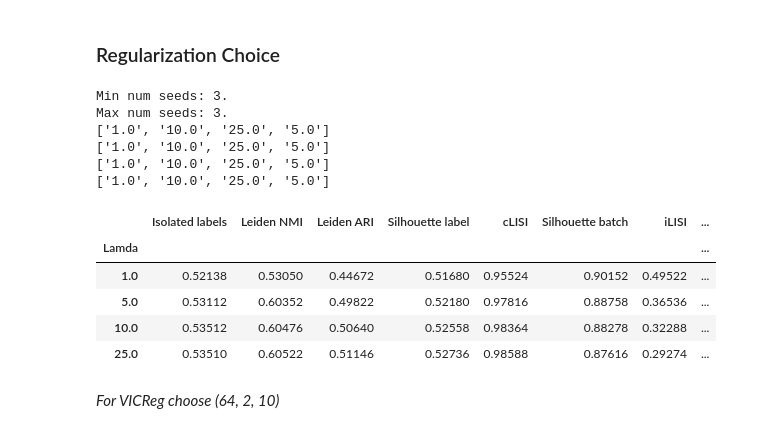
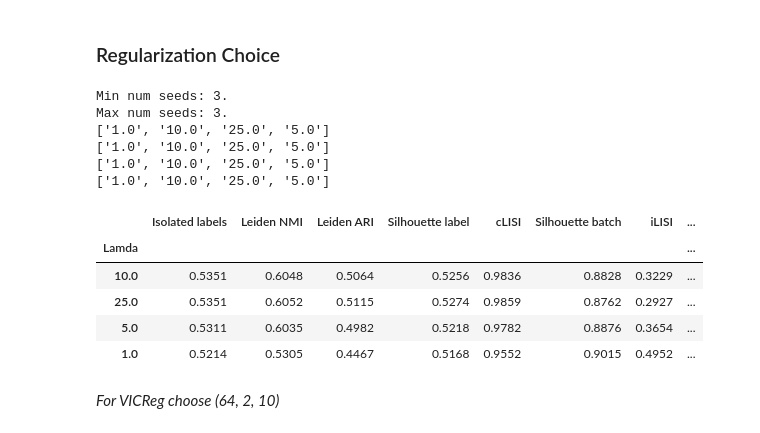
Before and after one commit to OlgaOvcharenko/scAugmentBench, a Jupyter notebook: debug.ipynb, the cells around one changed output. Drawn from its saved outputs; the diff is of its cells as text; code cells hidden in the pictures.

```diff
--- a/debug.ipynb
+++ b/debug.ipynb
@@ -63,7 +64,7 @@ def plot_umap(adata, embedding):
     sc.tl.umap(adata)
     return sc.pl.umap(adata, show=False, color=['CellType', 'batchlb'],)
 
-path = "/local/home/tomap/scAugmentBench/ablation-db-2/architecture-ablation/MCA/BarlowTwins/32/2/20/embedding.npz"
+path = "/local/home/tomap/scAugmentBench/ablation-db-2/augmentation-ablation/MCA/bbknn/0.7/5/BarlowTwins/20/embedding.npz"
 
 embedding = np.load(path)['arr_0']
 
@@ -602,6 +717,19 @@ def get_results(path):
     return metrics
 
 
+def plot_bigger_table_dim_total(collected_df, key="Batch correction", key_x="hidden_dim", x_label="alpha", palette=None, categories=None):
+    tmp = collected_df.copy()
+    collected_df_scaled = tmp.drop(columns=[key_x, 'Model-Architecture'])
+    collected_df_scaled[key_x] = collected_df[key_x]
+    collected_df_scaled['Model-Architecture'] = collected_df['Model-Architecture']
+
+    plt.clf()
+    #ax = sns.catplot(x="alpha", y=key, hue="Model-Architecture", kind="point", capsize=.15, data=collected_df, aspect=1.5, errwidth=0.5,).set(title=f'{name} augmentation')
+    ax = sns.catplot(x=key_x, y=key, hue="Model-Architecture", kind="point", capsize=.15, data=collected_df_scaled, aspect=1.5, errwidth=0.5,palette=palette, hue_order=categories).set(xlabel=x_label)#,title=f'Hidden-Dim-Choice'
+    ax.savefig(f"/local/home/tomap/output/projection-dimension-ablation-{key}.png")
+    ax.savefig(f"/local/home/tomap/output/projection-dimension-ablation-{key}.svg")
+    return ax
+
 def just_scale_total(collected_df, key_x):
     tmp = collected_df.copy()
     collected_df_scaled = scale_table(tmp.drop(columns=[key_x, 'Model-Architecture']))
@@ -621,7 +749,11 @@ df_scaled = just_scale_total(df, key_x)
 
 for mname in os.listdir("/local/home/tomap/scAugmentBench/ablation-db-2/architecture-ablation/MCA"):
     df_scaled[df_scaled['Model-Architecture'] == mname].drop(columns=["Model-Architecture"]).groupby("Projector Output").mean().round(4).sort_values(by="Total", ascending=False).to_csv(f"tables/projector_ablation_means_{mname}.csv")
-    df_scaled[df_scaled['Model-Architecture'] == mname].drop(columns=["Model-Architecture"]).groupby("Projector Output").std().round(4).sort_values(by="Total").to_csv(f"tables/projector_ablation_stds_{mname}.csv")
+    df_scaled[df_scaled['Model-Architecture'] == mname].drop(columns=["Model-Architecture"]).groupby("Projector Output").std().round(4).sort_values(by="Total", ascending=False).to_csv(f"tables/projector_ablation_stds_{mname}.csv")
+
+ax = plot_bigger_table_dim_total(df_scaled, key="Bio conservation", key_x=key_x, x_label="Scale Factor", palette=palette, categories=categories)
+ax = plot_bigger_table_dim_total(df_scaled, key="Batch correction", key_x=key_x, x_label="Scale Factor", palette=palette, categories=categories)
+ax = plot_bigger_table_dim_total(df_scaled, key="Total", key_x=key_x, x_label="Scale Factor", palette=palette, categories=categories)
 # %% [output]
 Min num seeds: 3.
 Max num seeds: 3.
@@ -690,38 +837,38 @@ def get_results(path):
 
 def just_scale_total(collected_df, key_x):
     tmp = collected_df.copy()
     collected_df_scaled = scale_table(tmp.drop(columns=[key_x, 'Model-Architecture']))
     collected_df_scaled[key_x] = collected_df[key_x]
     collected_df_scaled['Model-Architecture'] = collected_df['Model-Architecture']
     return collected_df_scaled
 
 df = get_bigger_table(project_root="/local/home/tomap/scAugmentBench/ablation-db-2", dirname="architecture-ablation",
                                dname="MCA")
 
 key_x = "Lamda"
 
 df_scaled = just_scale_total(df, key_x)
 
 factor_scalers = ["BYOL", "BarlowTwins", "SimSiam", "VICReg"]
 fixed_scaler = ["MoCo", "SimCLR"]
 
 df_scaled.sort_values(by="Total")
 
-df_scaled.sort_values(by="Total").drop(columns=["Model-Architecture"]).groupby("Lamda").mean()
+df_scaled.sort_values(by="Total").drop(columns=["Model-Architecture"]).groupby("Lamda").mean().round(4).sort_values(by="Total", ascending=False)
 #df_scaled.sort_values(by="Total").drop(columns=["Model-Architecture"]).groupby("Lamda").std()
 # %% [output]
 Min num seeds: 3.
 Max num seeds: 3.
 ['1.0', '10.0', '25.0', '5.0']
 ['1.0', '10.0', '25.0', '5.0']
 ['1.0', '10.0', '25.0', '5.0']
 ['1.0', '10.0', '25.0', '5.0']
 |  | Isolated labels | Leiden NMI | Leiden ARI | Silhouette label | cLISI | Silhouette batch | iLISI | ... |
 | Lamda |  |  |  |  |  |  |  | ... |
-| 1.0 | 0.52138 | 0.53050 | 0.44672 | 0.51680 | 0.95524 | 0.90152 | 0.49522 | ... |
-| 5.0 | 0.53112 | 0.60352 | 0.49822 | 0.52180 | 0.97816 | 0.88758 | 0.36536 | ... |
-| 10.0 | 0.53512 | 0.60476 | 0.50640 | 0.52558 | 0.98364 | 0.88278 | 0.32288 | ... |
-| 25.0 | 0.53510 | 0.60522 | 0.51146 | 0.52736 | 0.98588 | 0.87616 | 0.29274 | ... |
+| 10.0 | 0.5351 | 0.6048 | 0.5064 | 0.5256 | 0.9836 | 0.8828 | 0.3229 | ... |
+| 25.0 | 0.5351 | 0.6052 | 0.5115 | 0.5274 | 0.9859 | 0.8762 | 0.2927 | ... |
+| 5.0 | 0.5311 | 0.6035 | 0.4982 | 0.5218 | 0.9782 | 0.8876 | 0.3654 | ... |
+| 1.0 | 0.5214 | 0.5305 | 0.4467 | 0.5168 | 0.9552 | 0.9015 | 0.4952 | ... |
 # %% [markdown]
 *For VICReg choose (64, 2, 10)*
 # %% [markdown]
```
Also changed, not shown: parts of 7 cells of this notebook, 25 other files.
